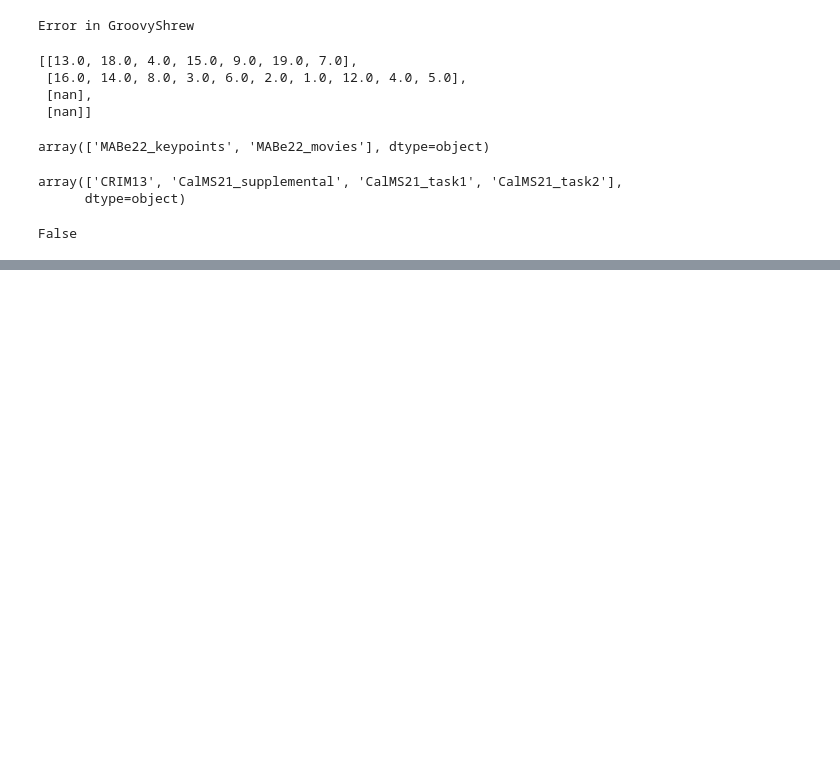
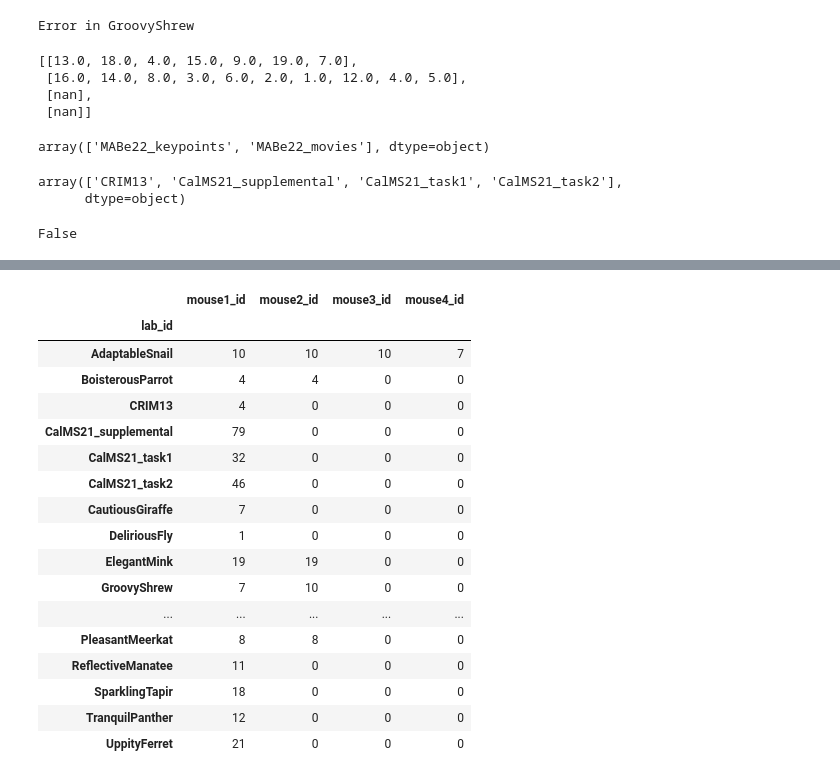
Before and after one commit to falsematrix/mabe, a Jupyter notebook: mabe_code/eda/mouse_ids.ipynb, the cells around one changed output, grey strips where cells are left out. Saved outputs shown, nothing was run; the diff lists cells and outputs as text; code cells hidden in the pictures; blank space fills up the shorter version.

```diff
--- a/mabe_code/eda/mouse_ids.ipynb
+++ b/mabe_code/eda/mouse_ids.ipynb
@@ -184,0 +258,21 @@ False
+# %%
+train_metadata.groupby("lab_id")[id_cols].nunique()
+# %% [output]
+|  | mouse1_id | mouse2_id | mouse3_id | mouse4_id |
+| lab_id |  |  |  |  |
+| AdaptableSnail | 10 | 10 | 10 | 7 |
+| BoisterousParrot | 4 | 4 | 0 | 0 |
+| CRIM13 | 4 | 0 | 0 | 0 |
+| CalMS21_supplemental | 79 | 0 | 0 | 0 |
+| CalMS21_task1 | 32 | 0 | 0 | 0 |
+| CalMS21_task2 | 46 | 0 | 0 | 0 |
+| CautiousGiraffe | 7 | 0 | 0 | 0 |
+| DeliriousFly | 1 | 0 | 0 | 0 |
+| ElegantMink | 19 | 19 | 0 | 0 |
+| GroovyShrew | 7 | 10 | 0 | 0 |
+| ... | ... | ... | ... | ... |
+| PleasantMeerkat | 8 | 8 | 0 | 0 |
+| ReflectiveManatee | 11 | 0 | 0 | 0 |
+| SparklingTapir | 18 | 0 | 0 | 0 |
+| TranquilPanther | 12 | 0 | 0 | 0 |
+| UppityFerret | 21 | 0 | 0 | 0 |
```
Also changed, not shown: parts of 4 cells of this notebook, 1 other file.
